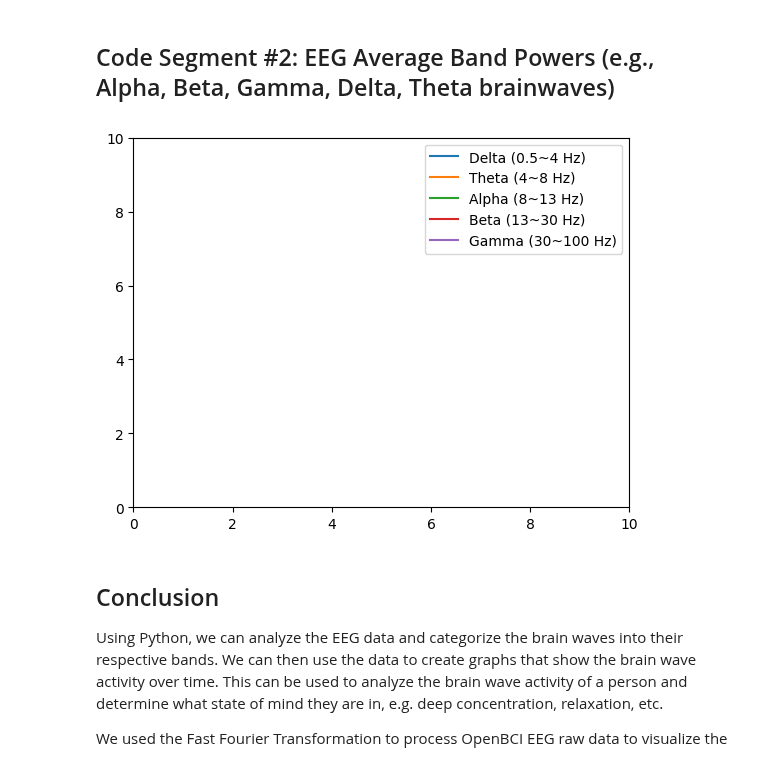
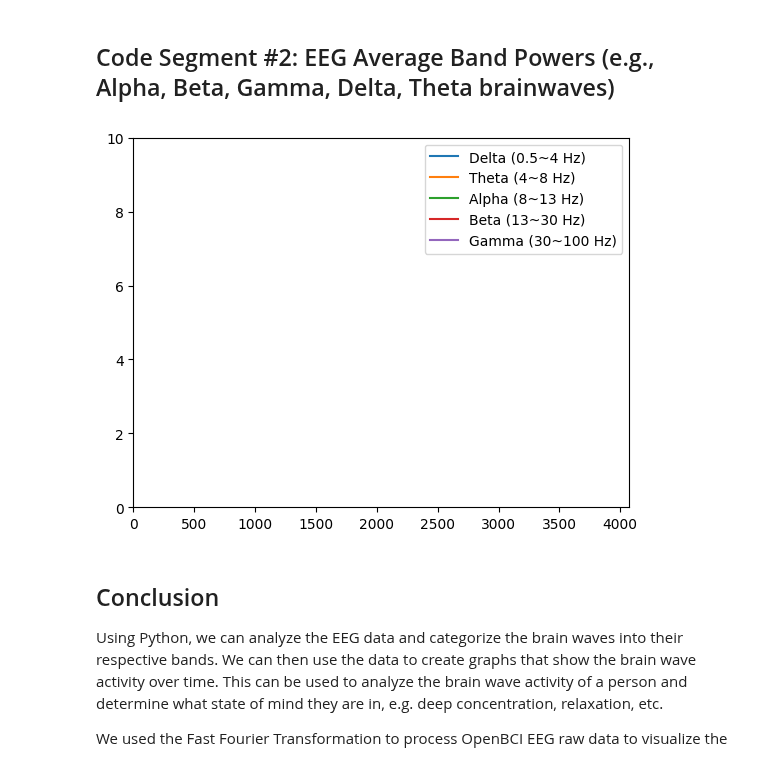
Before and after one commit to DebuggerDan/ph322-computational-physics-sp23, a Jupyter notebook: project/ph322project_dan_jang.ipynb, the cells around one changed output. Drawn from its saved outputs; the diff is of its cells as text; code cells hidden in the pictures.

Commit message:
eeg project, progress-point E

```diff
--- a/project/ph322project_dan_jang.ipynb
+++ b/project/ph322project_dan_jang.ipynb
@@ -205,14 +205,13 @@ if __name__ == '__main__':
 # %% [markdown]
 ## Code Segment #2: EEG Average Band Powers (e.g., Alpha, Beta, Gamma, Delta, Theta brainwaves)
 # %%
-### PH 322 - Project - Dan Jang
+### PH 322 - OpenBCI & BrainFlow EEG Data Analysis Exploration Project Segment #2: EEG Brainwaves / Average Band Powers Graphing - Dan Jang
 
 ## Credits to ChatGPT for EEG data processing & implementation
 ## Credits to BrainFlow API Docs for Python File I/O & Band Power Examples
 
 ## Libraries
-
-import brainflow as bf
+import brainflow
 import pandas as pd
 import numpy as np
 import matplotlib.pyplot as plt
@@ -227,69 +226,58 @@ eeg_data = pd.read_csv(eeg_data_file)
 fig, ax = plt.subplots()
 x_data = []
 y_data = [[] for _ in range(5)]  # 5 bands (delta, theta, alpha, beta, gamma)
-# lines = [plt.plot([], [], animated=True, label=band)[0] for band in ['Delta', 'Theta', 'Alpha', 'Beta', 'Gamma']]
-lines = [plt.plot([], [], animated=True, label=band)[0] for band in ['Delta (0.5~4 Hz)', 'Theta (4~8 Hz)', 'Alpha (8~13 Hz)', 'Beta (13~30 Hz)', 'Gamma (30~100 Hz)']]
+lines = [plt.plot([], [], animated=True, label=band)[0] for band in ['Delta (0.5~4 Hz)', 'Theta (4~8 Hz)', 'Alpha (8~13 Hz)', 'Beta (13~30 Hz)', 'Gamma (30~100 Hz)']]#['Delta', 'Theta', 'Alpha', 'Beta', 'Gamma']]
 
 # Function to initialize the plot
 def init():
-    ax.set_xlim(0, 10)  # Adjust the x-axis range as needed
+    ax.set_xlim(0, duration)
     ax.set_ylim(0, 10)  # Adjust the y-axis range as needed
     ax.legend()
     return lines
 
 # Function to calculate band powers
 def calculate_band_powers(data, channels, sampling_rate, apply_filters=True):
     eeg_data = data.T
     eeg_data = np.asarray(eeg_data)
 
     # Apply filters if required
     if apply_filters:
         for channel in channels:
-            eeg_data[channel] = bf.signal_processing.perform_bandpass(eeg_data[channel], sampling_rate, 2, 50, 4, 0)
-            eeg_data[channel] = bf.signal_processing.perform_bandstop(eeg_data[channel], sampling_rate, 2, 60, 4, 0)
+            eeg_data[channel] = brainflow.signal_processing.perform_bandpass(eeg_data[channel], sampling_rate, 2, 50, 4, 0)
+            eeg_data[channel] = brainflow.signal_processing.perform_bandstop(eeg_data[channel], sampling_rate, 2, 60, 4, 0)
 
     # Calculate average band powers
-    avg_band_powers, _ = bf.signal_processing.get_avg_band_powers(eeg_data, channels, sampling_rate, apply_filters)
+    avg_band_powers, _ = brainflow.signal_processing.get_avg_band_powers(eeg_data, channels, sampling_rate, apply_filters)
     return avg_band_powers
 
 # Function to update the plot
 def update(frame):
     x_data.append(frame)
     channels = [i for i in range(8)]  # Assuming an 8-channel EEG OpenBCI Cyton Board headset
     sampling_rate = 250  # Assuming a sampling rate of 250 Hz
-
-    #y_data.append(np.sin(frame))
-
-    ### From BrainFlow API Docs:
-    ## std::pair<double*, double*> get_avg_band_powers(const BrainFlowArray<double, 2> &data, std::vector<int> channels, int sampling_rate, bool apply_filters)
-    # calculate avg and stddev of BandPowers across all channels
-    ## Return:
-    # pair of double arrays of size 5, first of them - avg band powers, second stddev
-    ## Parameters -
-    # data: input 2d array
-    # cols: number of cols in 2d array - number of datapoints
-    # channels: vector of rows - eeg channels which should be used
-    # sampling_rate: sampling rate
-    # apply_filters: set to true to apply filters before band power calculations
-    #bf.get_avg_band_powers(eeg_data, 1, 250, True)
-
-    #y_data.append(bf.get_avg_band_powers(eeg_data, 1, 250, True))
-    band_powers = bf.calculate_band_powers(eeg_data[channels], channels, sampling_rate)
+    band_powers = calculate_band_powers(eeg_data[channels], channels, sampling_rate)
 
     for i, band_power in enumerate(band_powers):
         y_data[i].append(band_power)
         lines[i].set_data(x_data, y_data[i])
 
     return lines
 
+# Calculate the duration and number of frames
+sampling_rate = 250  # Assuming a sampling rate of 250 Hz
+num_datapoints = len(eeg_data)
+duration = num_datapoints / sampling_rate
+interval = 100  # Update interval in milliseconds
+num_frames = int(duration * 1000 / interval)
+
 # Set up the animation
-ani = FuncAnimation(fig, update, frames=np.linspace(0, 10, 100),  # Adjust the frames range as needed
-                    init_func=init, blit=True, interval=100, repeat=True)
+ani = FuncAnimation(fig, update, frames=np.linspace(0, duration, num_frames),
+                    init_func=init, blit=True, interval=interval, repeat=True)
 
 # Display the animation
 plt.show()
 # %% [output]
-[figure, old version]
+[figure, new version]
 # %% [markdown]
 ## Conclusion
 
```
Also changed, not shown: parts of 4 cells of this notebook, 1 other file.
